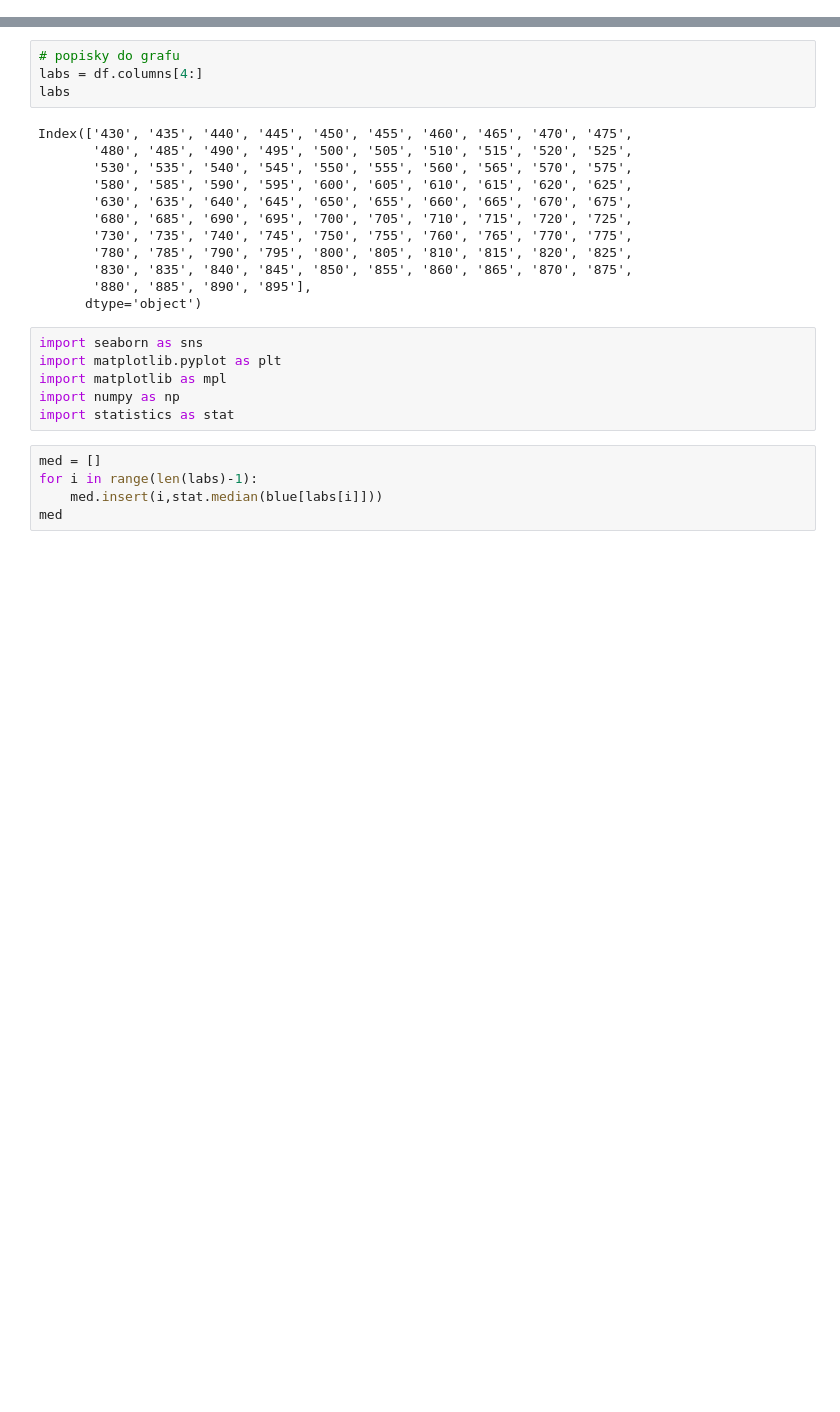
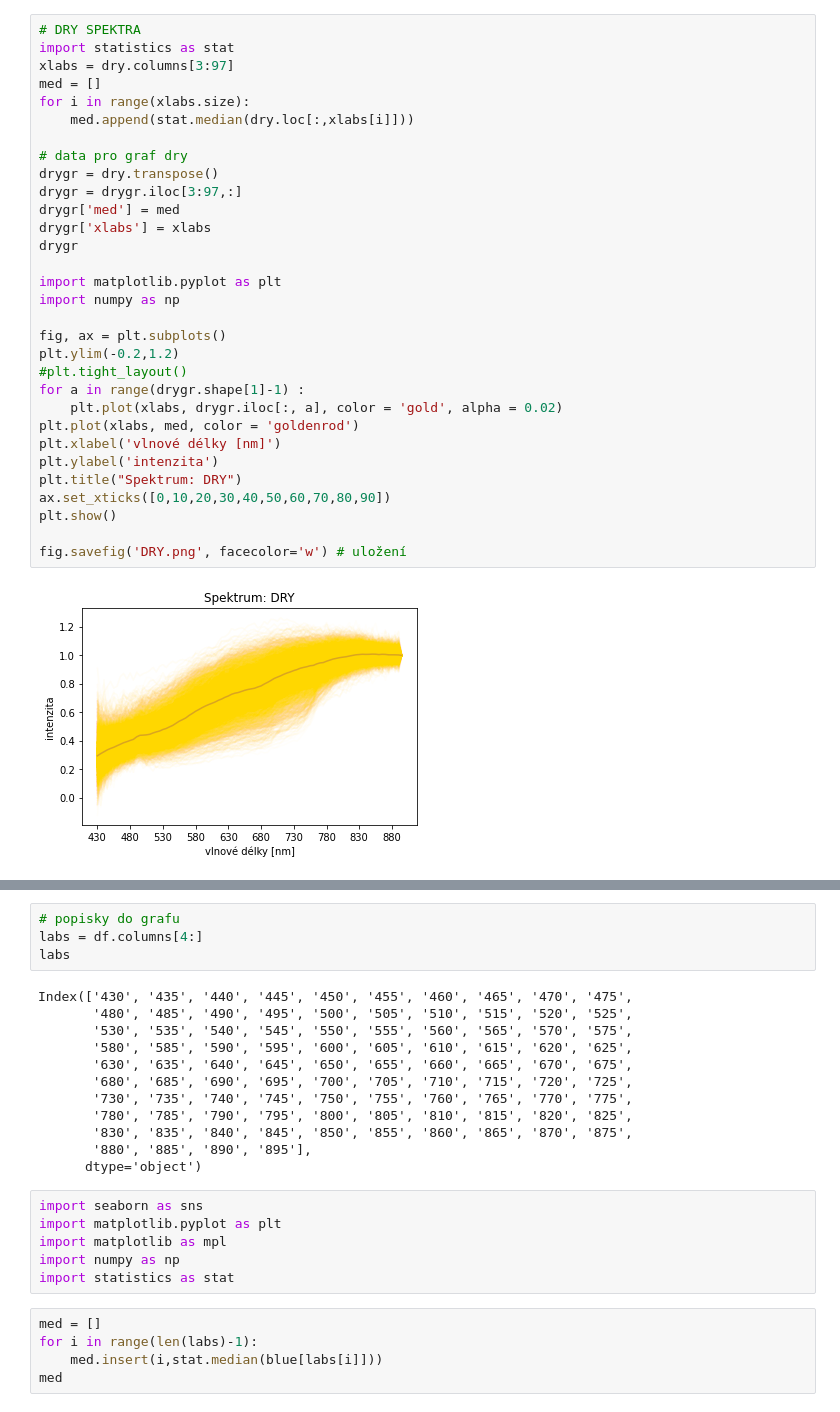
Before and after one commit to llxzy/E4012_rastliny, a Jupyter notebook: vizualizace.ipynb, the cells around one changed output, grey strips where cells are left out. Cells and saved outputs as stored; diff of their text form; blank space fills up the shorter version.

```diff
--- a/vizualizace.ipynb
+++ b/vizualizace.ipynb
@@ -100,0 +97,33 @@ med
+# %%
+# DRY SPEKTRA
+import statistics as stat
+xlabs = dry.columns[3:97]
+med = []
+for i in range(xlabs.size):
+    med.append(stat.median(dry.loc[:,xlabs[i]]))
+
+# data pro graf dry
+drygr = dry.transpose()
+drygr = drygr.iloc[3:97,:]
+drygr['med'] = med
+drygr['xlabs'] = xlabs
+drygr
+
+import matplotlib.pyplot as plt
+import numpy as np
+
+fig, ax = plt.subplots()
+plt.ylim(-0.2,1.2)
+#plt.tight_layout()
+for a in range(drygr.shape[1]-1) :
+    plt.plot(xlabs, drygr.iloc[:, a], color = 'gold', alpha = 0.02)
+plt.plot(xlabs, med, color = 'goldenrod')
+plt.xlabel('vlnové délky [nm]')
+plt.ylabel('intenzita')
+plt.title("Spektrum: DRY")
+ax.set_xticks([0,10,20,30,40,50,60,70,80,90])
+plt.show()
+
+fig.savefig('DRY.png', facecolor='w') # uložení
+# %% [output]
+[figure, added]
```
Also changed, not shown: parts of 15 cells of this notebook.
